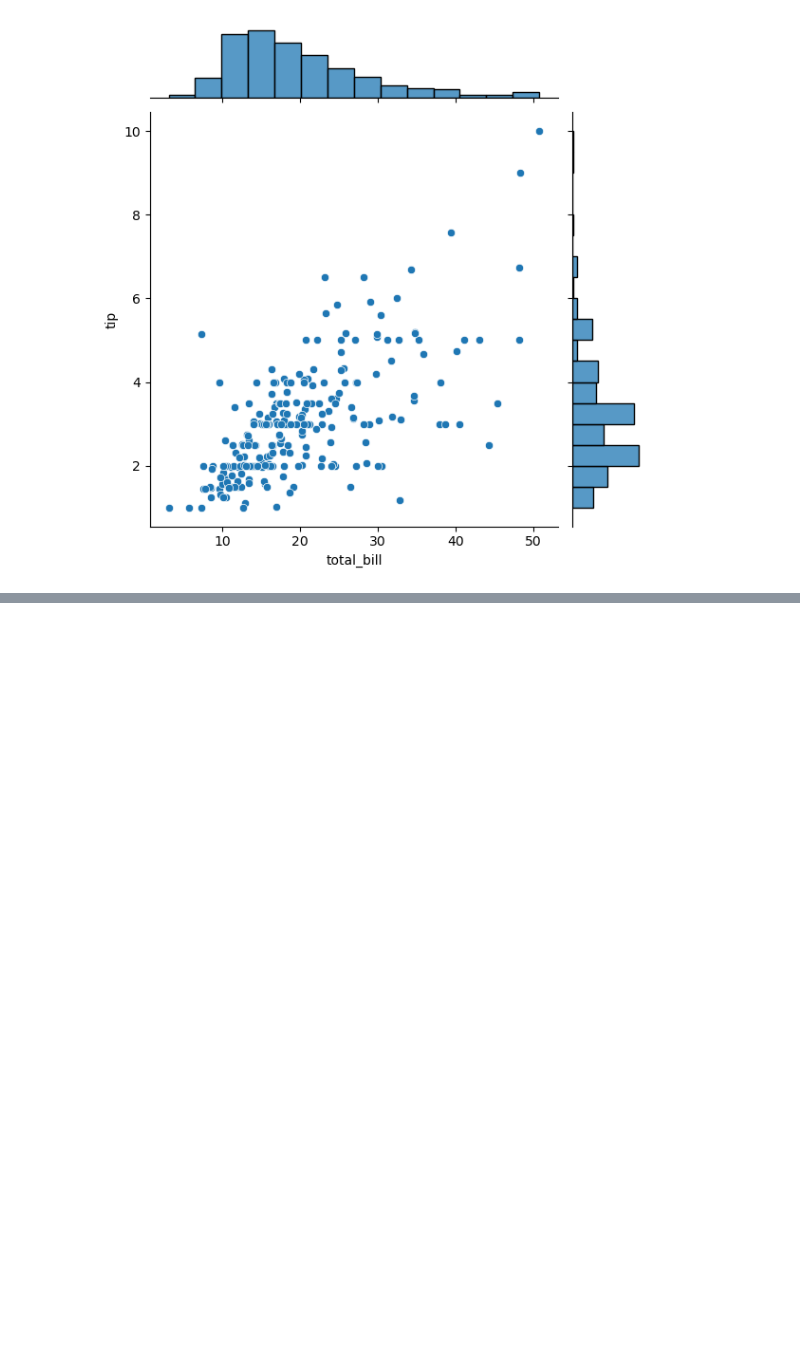
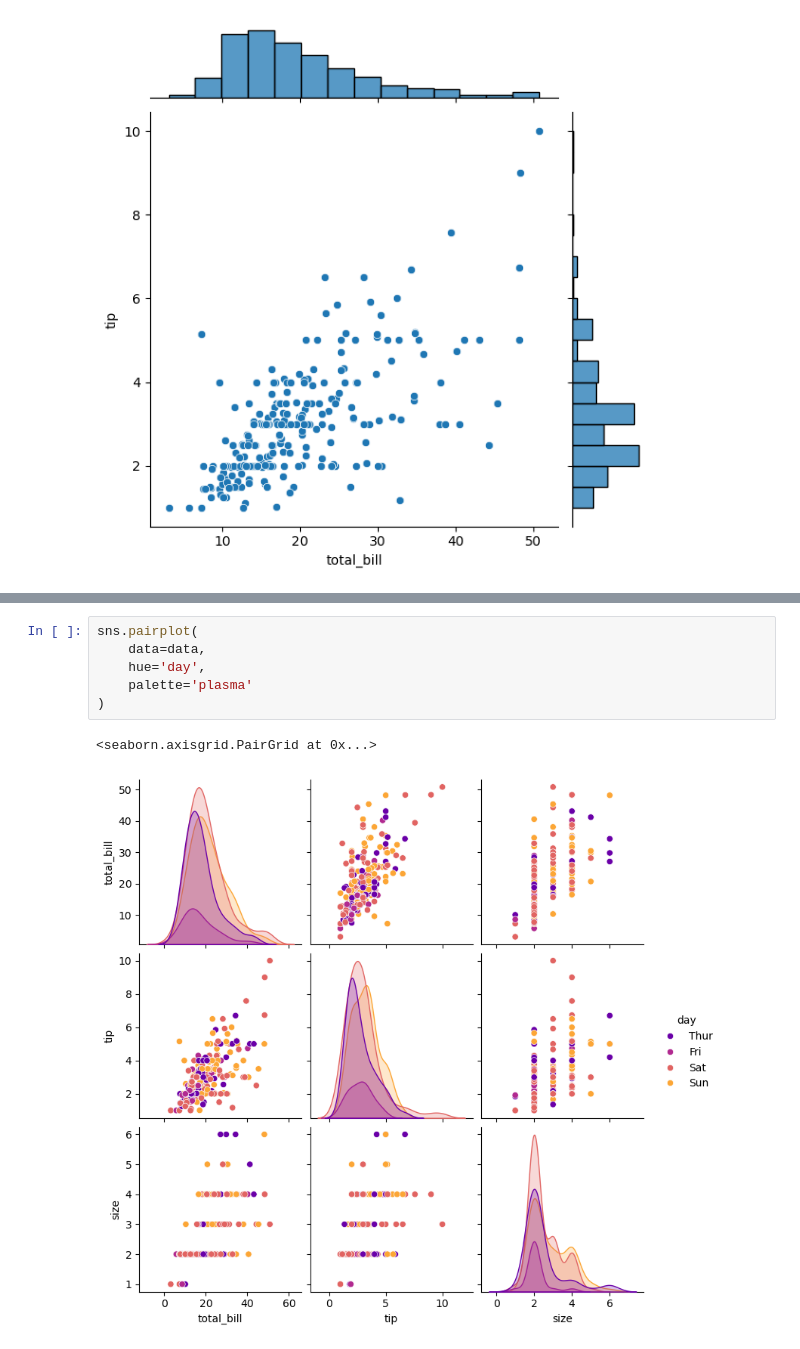
Before and after one commit to mdnaim2004/NOTE_ARCHIVE, a Jupyter notebook: seabron/seaborn.ipynb, the cells around one changed output, grey strips where cells are left out. Saved outputs shown, nothing was run; the diff lists cells and outputs as text; blank space fills up the shorter version.

```diff
--- a/seabron/seaborn.ipynb
+++ b/seabron/seaborn.ipynb
@@ -152,0 +178,9 @@ sns.pairplot(
+# %%
+sns.pairplot(
+    data=data,
+    hue='day',
+    palette='plasma'
+)
+# %% [output]
+<seaborn.axisgrid.PairGrid at 0x...>
+[figure, added]
```
Also changed, not shown: parts of 4 cells of this notebook.
